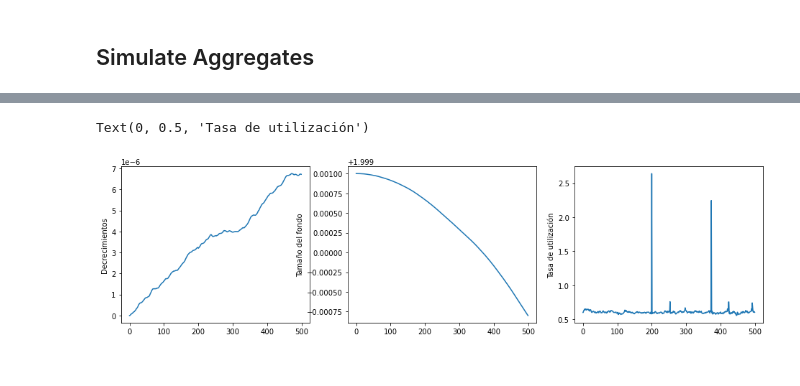
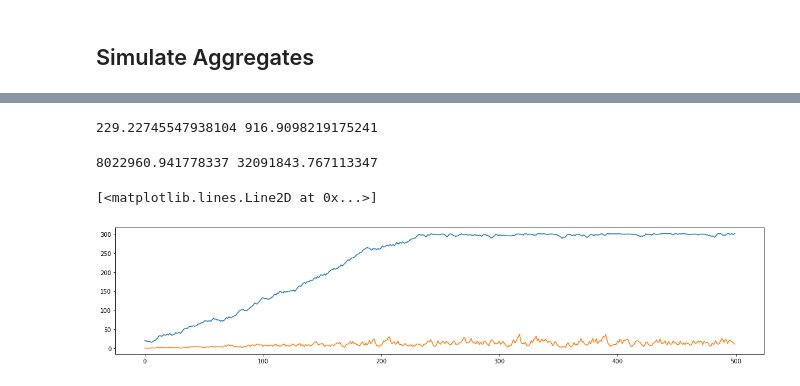
Before and after one commit to TruStartUp/tropyco-simulation, a Jupyter notebook: Modelo Hurricane/Versiones del modelo/V2 Fondo de subsidio.ipynb, the cells around one changed output, grey strips where cells are left out. Cells and saved outputs as stored; diff of their text form; code cells hidden in the pictures.

Commit message:
Simulaciones con datos hitóricos

```diff
--- a/Modelo Hurricane/Versiones del modelo/V2 Fondo de subsidio.ipynb
+++ b/Modelo Hurricane/Versiones del modelo/V2 Fondo de subsidio.ipynb
@@ -500,33 +299,3 @@ Text(0, 0.5, 'Tasa de utilización')
-# %%
-n = 100 # Cantidad de simulaciones
-a = 0.1; b = 0.1; c = -3; d = 5; MC=20
-dif = []; SF = []; UR = []
-for i in range(n):
-    (itm1,mAgg1,itm2,mAgg2)=sim_agg(steps, a, b, c, d, MC)
-    dif.append(mAgg2["DecreaseSubsidy(ETH)"])
-    SF.append(mAgg2["Subsidy(ETH)"])
-    UR.append(itm2["utilization"])
-
-promDif = sum(dif)/len(dif)
-promSF = sum(SF)/len(SF)
-promUR = sum(UR)/len(UR)
-
-figsize(16,4)
-
-plt.subplot(1,3,1)
-plt.plot(promDif)
-plt.ylabel("Decrecimientos")
-
-plt.subplot(1,3,2)
-plt.plot(promSF)
-plt.ylabel("Tamaño del fondo")
-
-plt.subplot(1,3,3)
-plt.plot(promUR)
-plt.ylabel("Tasa de utilización")
-# %% [output]
-Text(0, 0.5, 'Tasa de utilización')
-[figure, removed]
 # %%
 # pd.set_option("display.precision", 10)
 # itm1
@@ -539,3 +308,19 @@ Text(0, 0.5, 'Tasa de utilización')
 # %%
 # pd.set_option("display.precision", 10)
 # mAgg2
+# %%
+mean = sum(mAgg2["T.Supply(ETH)"])/len(mAgg2["T.Supply(ETH)"])
+totalMarket = mean/0.25
+print(mean,totalMarket)
+# %% [output]
+229.22745547938104 916.9098219175241
+# %%
+print(mean*35000,totalMarket*35000)
+# %% [output]
+8022960.941778337 32091843.767113347
+# %%
+plt.plot(mAgg2["T.Supply(ETH)"])
+plt.plot(mAgg2["T.Borrow(ETH)"])
+# %% [output]
+[<matplotlib.lines.Line2D at 0x...>]
+[figure, added]
```
Also changed, not shown: parts of 13 cells of this notebook, 11 other files.
